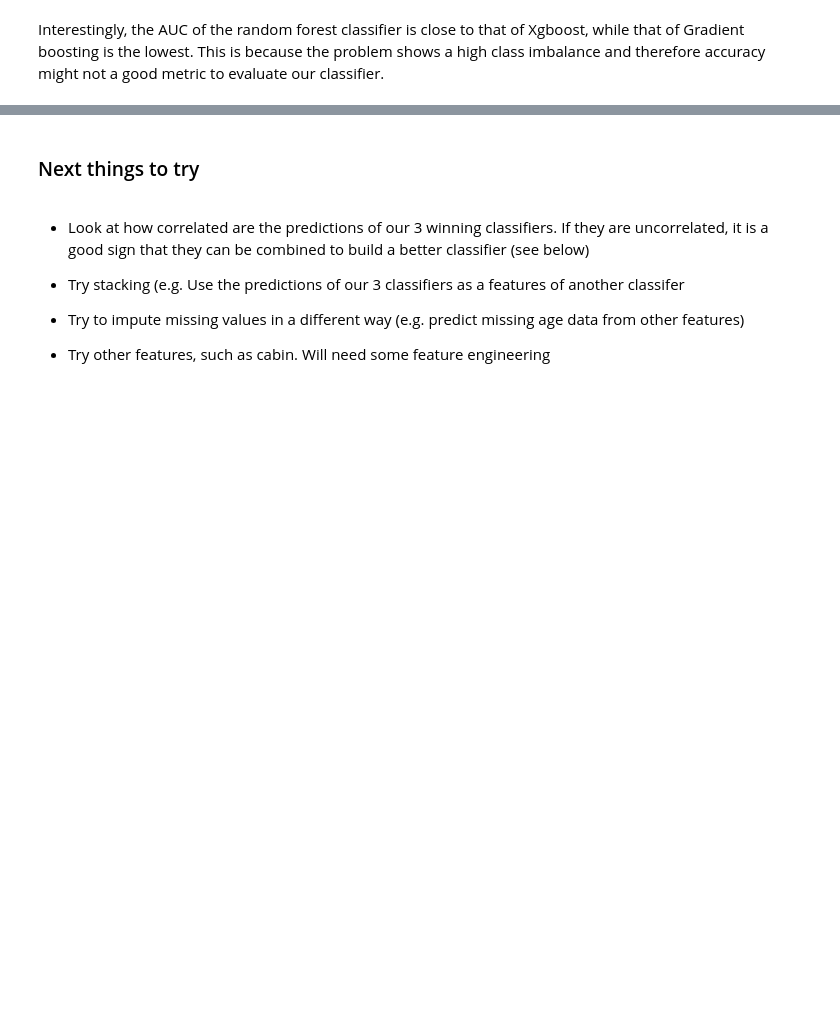
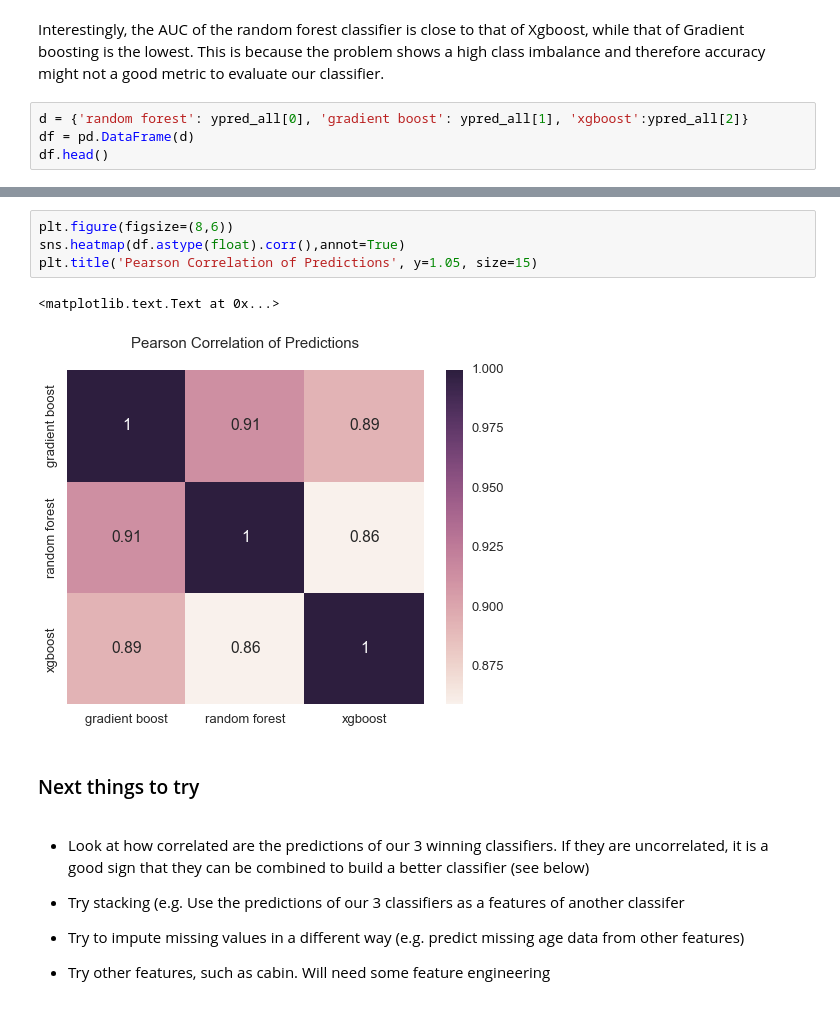
Before and after one commit to Luke3D/Titanic, a Jupyter notebook: Titanic-Tutorial.ipynb, the cells around one changed output, grey strips where cells are left out. Saved outputs shown, nothing was run; the diff lists cells and outputs as text; blank space fills up the shorter version.

```diff
--- a/Titanic-Tutorial.ipynb
+++ b/Titanic-Tutorial.ipynb
@@ -830,2 +909,6 @@ Acc = 0.844, AUC = 0.886, Sens = 0.750, Spec = 0.914
 # %% [markdown]
 Interestingly, the AUC of the random forest classifier is close to that of Xgboost, while that of Gradient boosting is the lowest. This is because the problem shows a high class imbalance and therefore accuracy might not a good metric to evaluate our classifier.
+# %%
+d = {'random forest': ypred_all[0], 'gradient boost': ypred_all[1], 'xgboost':ypred_all[2]}
+df = pd.DataFrame(d)
+df.head()
@@ -832,3 +922,10 @@ Interestingly, the AUC of the random forest classifier is close to that of Xgboo
+# %%
+plt.figure(figsize=(8,6))
+sns.heatmap(df.astype(float).corr(),annot=True)
+plt.title('Pearson Correlation of Predictions', y=1.05, size=15)
+# %% [output]
+<matplotlib.text.Text at 0x...>
+[figure, added]
 # %% [markdown]
 ### Next things to try
 # %% [markdown]
```
Also changed, not shown: parts of 17 cells of this notebook.
